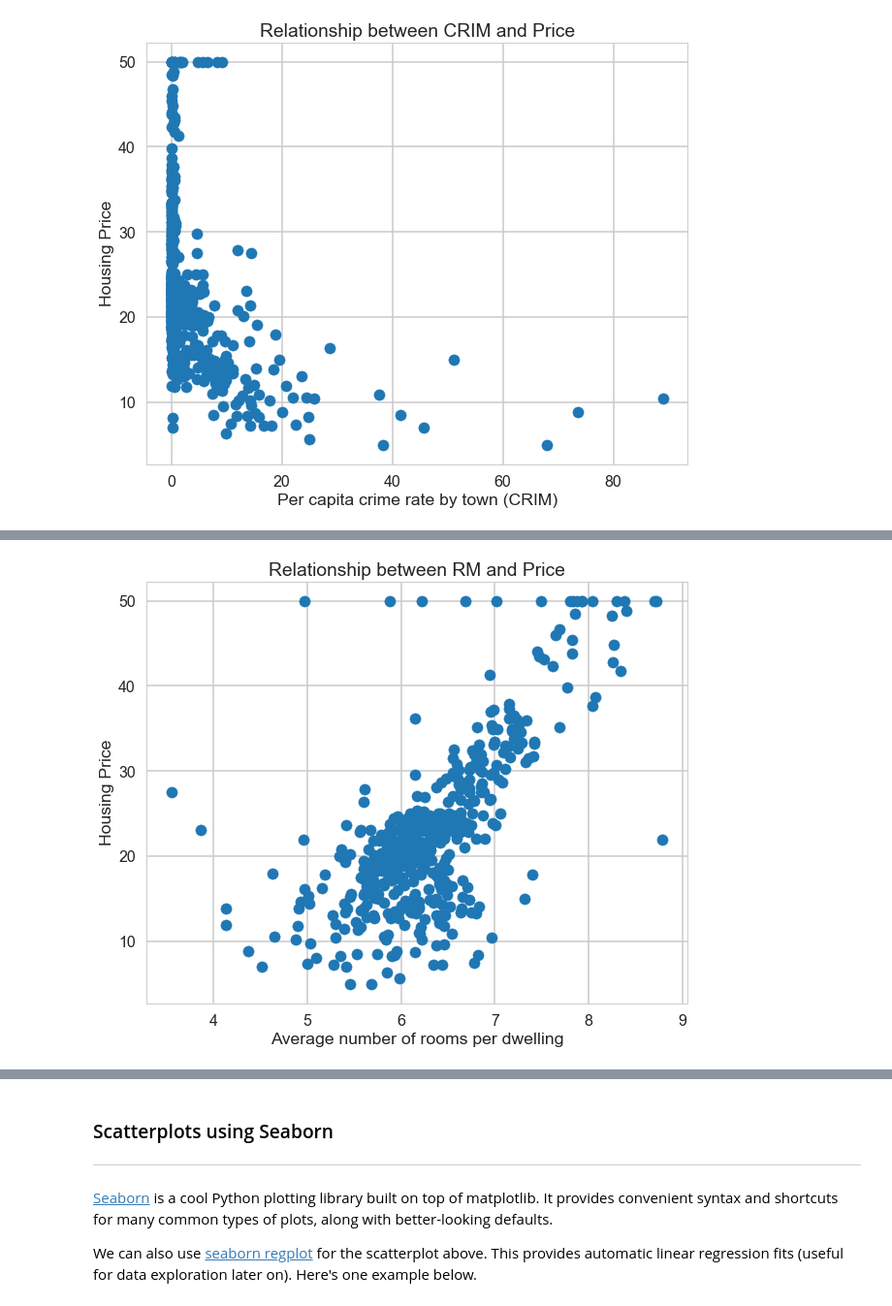
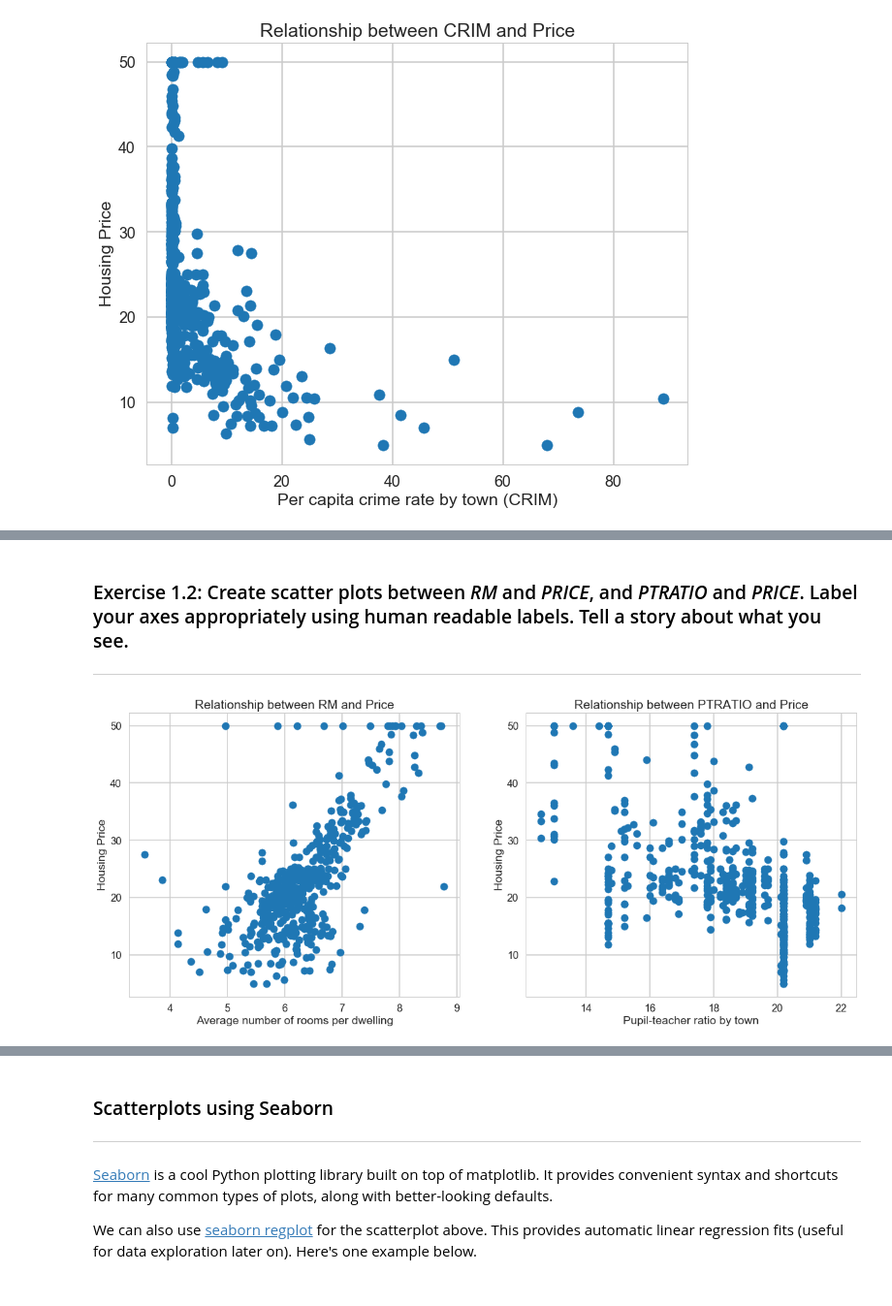
Before and after one commit to zbiswas3/Datascience-Projects, a Jupyter notebook: Inferential Statistics Projects in Python/Linear Regression Mini Project - Boston House Price/Mini_Project_Linear_Regression.ipynb, the cells around one changed output, grey strips where cells are left out. Shown at 97% size. Saved outputs shown, nothing was run; the diff lists cells and outputs as text; code cells hidden in the pictures.

```diff
--- a/Inferential Statistics Projects in Python/Linear Regression Mini Project - Boston House Price/Mini_Project_Linear_Regression.ipynb
+++ b/Inferential Statistics Projects in Python/Linear Regression Mini Project - Boston House Price/Mini_Project_Linear_Regression.ipynb
@@ -285,10 +275,21 @@ From the scatter plot we can observe that mostly house price varies **negative**
+# %% [markdown]
+### Exercise 1.2: Create scatter plots between *RM* and *PRICE*, and *PTRATIO* and *PRICE*. Label your axes appropriately using human readable labels. Tell a story about what you see. ###
+***
 # %%
 # scatter plot between *RM* and *PRICE*
-plt.figure(figsize=(10, 8))
+plt.figure(figsize=(20, 8))
+plt.subplot(121)
 plt.scatter(bos.RM, bos.PRICE)
 plt.xlabel("Average number of rooms per dwelling")
 plt.ylabel("Housing Price")
 plt.title("Relationship between RM and Price")
+
+plt.subplot(122)
+plt.scatter(bos.PTRATIO, bos.PRICE)
+plt.xlabel("Pupil-teacher ratio by town")
+plt.ylabel("Housing Price")
+plt.title("Relationship between PTRATIO and Price")
+
 plt.show()
 # %% [output]
-[figure, old version]
+[figure, new version]
```
Also changed, not shown: parts of 88 cells of this notebook.
